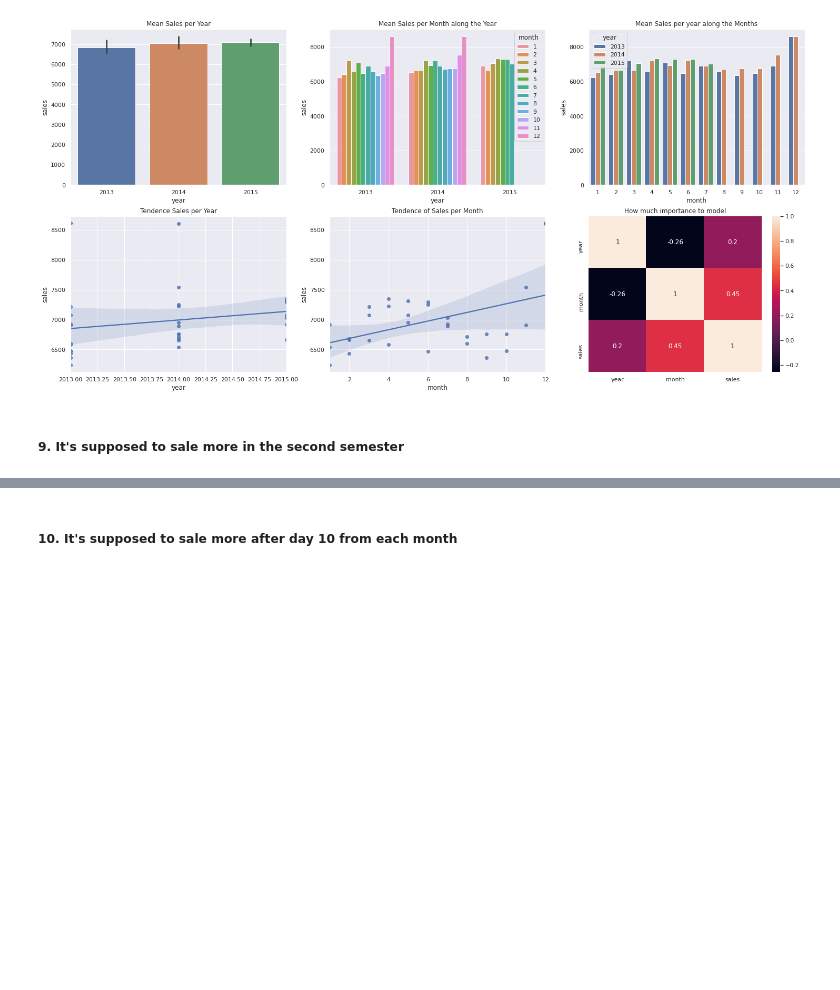
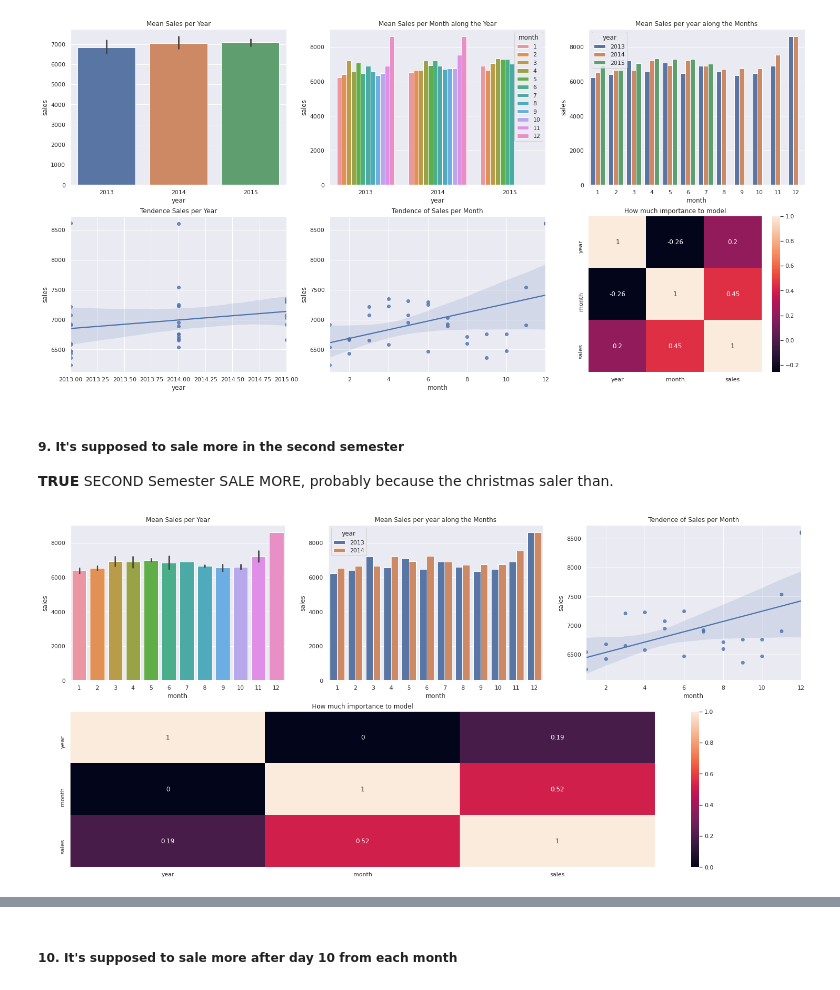
Before and after one commit to diegopmayer/rossman_sales_forecast, a Jupyter notebook: exploratory_data_analysis.ipynb, the cells around one changed output, grey strips where cells are left out. Cells and saved outputs as stored; diff of their text form; code cells hidden in the pictures; blank space fills up the shorter version.

```diff
--- a/exploratory_data_analysis.ipynb
+++ b/exploratory_data_analysis.ipynb
@@ -1033,3 +1033,22 @@ sns.heatmap(year_gp.corr(method='pearson'), annot=True);
 [figure]
 # %% [markdown]
 #####  9. It's supposed to sale more in the second semester
+**TRUE** SECOND Semester SALE MORE, probably because the christmas saler than.
+# %%
+year_gp = df4[['month', 'year', 'sales']][df4['year'] < 2015].groupby(['year', 'month']).mean().reset_index()
+
+grid = GridSpec(2,3)
+
+plt.subplot(grid[0,0], title='Mean Sales per Year')
+sns.barplot(x='month', y='sales', data=year_gp);
+
+plt.subplot(grid[0,1], title='Mean Sales per year along the Months')
+sns.barplot(x='month', y='sales', hue='year', data=year_gp);
+
+plt.subplot(grid[0,2], title='Tendence of Sales per Month')
+sns.regplot(x='month', y='sales', data=year_gp);
+
+plt.subplot(grid[1,:], title='How much importance to model')
+sns.heatmap(year_gp.corr(method='pearson'), annot=True);
+# %% [output]
+[figure, added]
```
Also changed, not shown: parts of 3 cells of this notebook.
